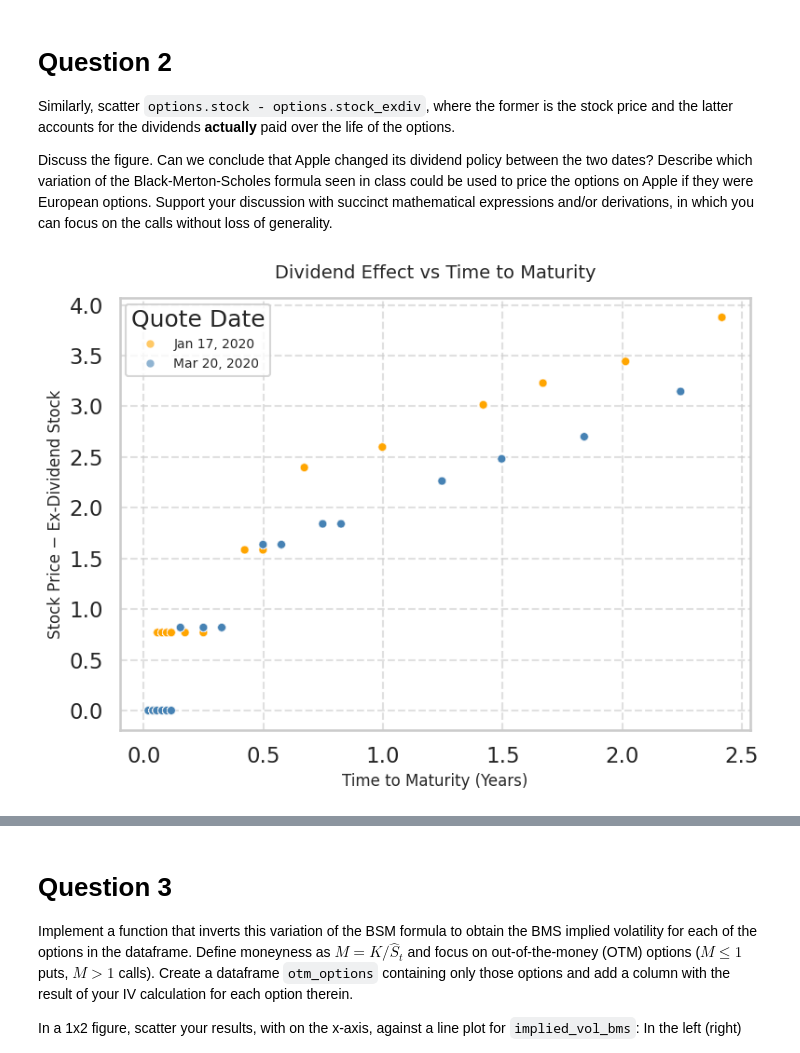
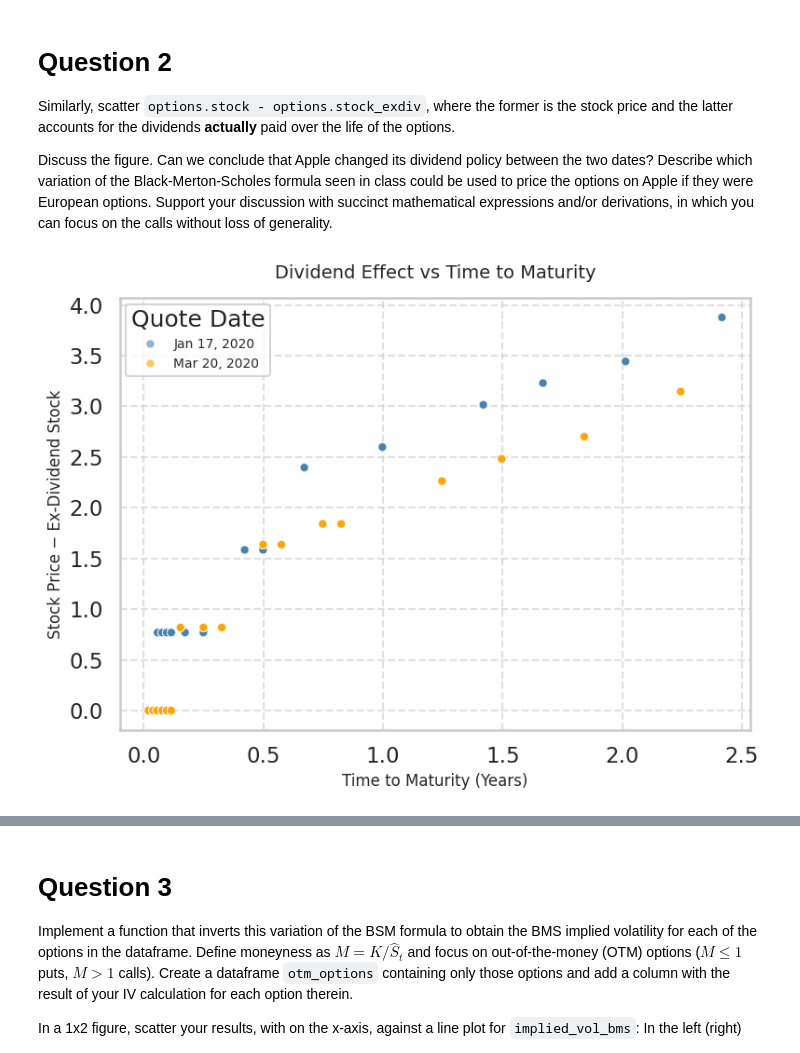
Before and after one commit to geoffroy-h-e/derivatives_p1, a Jupyter notebook: Derivatives_assignment_1/v3.ipynb, the cells around one changed output, grey strips where cells are left out. Cells and saved outputs as stored; diff of their text form; code cells hidden in the pictures.

```diff
--- a/Derivatives_assignment_1/v3.ipynb
+++ b/Derivatives_assignment_1/v3.ipynb
@@ -136,32 +136,32 @@ Discuss the figure. Can we conclude that Apple changed its dividend policy betwe
 df = options[['YTM', 'stock_price', 'stock_exdiv', 'date']].dropna().copy()
 df['div_eff'] = df['stock_price'] - df['stock_exdiv']
 
 # Label quote dates
 df['quote_date'] = pd.to_datetime(df['date']).dt.normalize().map({
     pd.Timestamp('2020-01-17'): 'Jan 17, 2020',
     pd.Timestamp('2020-03-20'): 'Mar 20, 2020'
 })
 
 df = df[df['quote_date'].notna()]
 
 # Plot
 plt.figure(figsize=(8,6))
 sns.scatterplot(
     data=df,
     x='YTM',
     y='div_eff',
     hue='quote_date',
-    palette={'Jan 17, 2020': 'orange', 'Mar 20, 2020': 'steelblue'},
+    palette={'Jan 17, 2020': 'steelblue', 'Mar 20, 2020': 'orange'},
     alpha=0.6,
     s=40
 )
 
 plt.xlabel("Time to Maturity (Years)")
 plt.ylabel("Stock Price − Ex-Dividend Stock")
 plt.title("Dividend Effect vs Time to Maturity", pad=15)
 plt.grid(True, linestyle='--', alpha=0.6)
 plt.legend(title="Quote Date")
 plt.tight_layout()
 plt.show()
 # %% [output]
-[figure, old version]
+[figure, new version]
```
Also changed, not shown: parts of 2 cells of this notebook.
